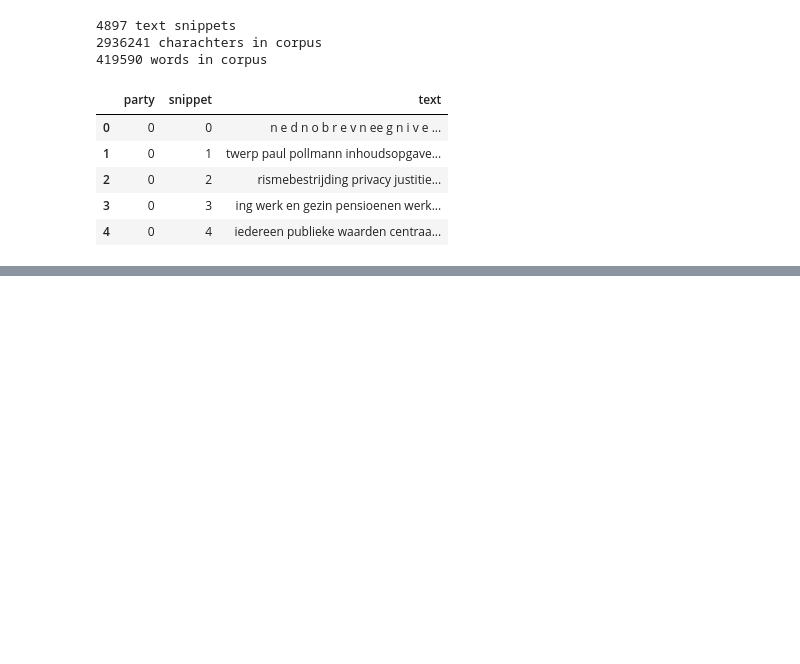
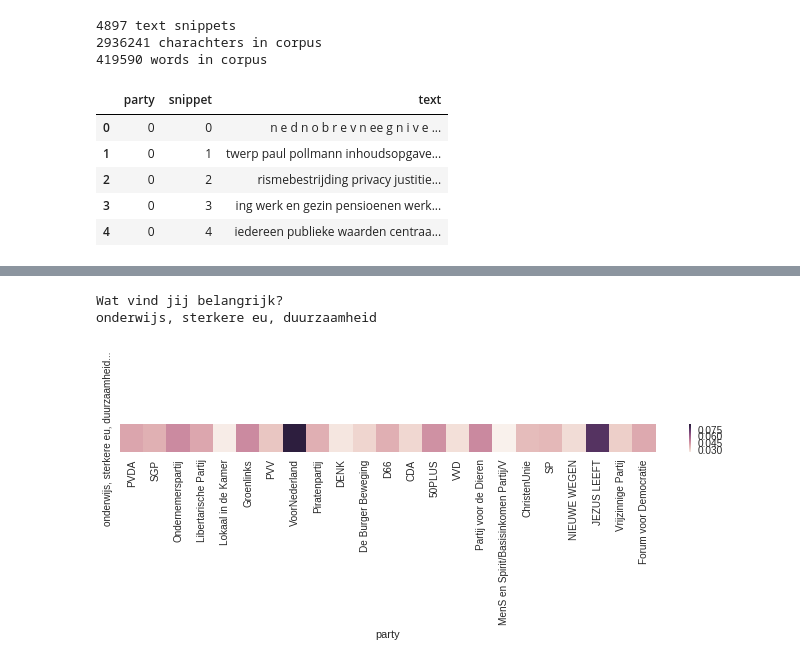
Before and after one commit to bbroeksema/verkiezingen-2017, a Jupyter notebook: notebooks/3.0-arb-topic-based-party-classifier.ipynb, the cells around one changed output, grey strips where cells are left out. Cells and saved outputs as stored; diff of their text form; code cells hidden in the pictures; blank space fills up the shorter version.

```diff
--- a/notebooks/3.0-arb-topic-based-party-classifier.ipynb
+++ b/notebooks/3.0-arb-topic-based-party-classifier.ipynb
@@ -184,3 +192,11 @@ classify_text(estimator, texts, norm='range')
 # function for multilabel format
 def extract_probas(pred_proba):
     return np.array(map(lambda x1: map(lambda x2: x2[1], x1), pred_proba)).transpose()
+# %%
+text = [raw_input(prompt='Wat vind jij belangrijk?\n')]
+
+classify_text(estimator, text, norm=None)
+# %% [output]
+Wat vind jij belangrijk?
+onderwijs, sterkere eu, duurzaamheid
+[figure, added]
```
Also changed, not shown: parts of 3 cells of this notebook.
